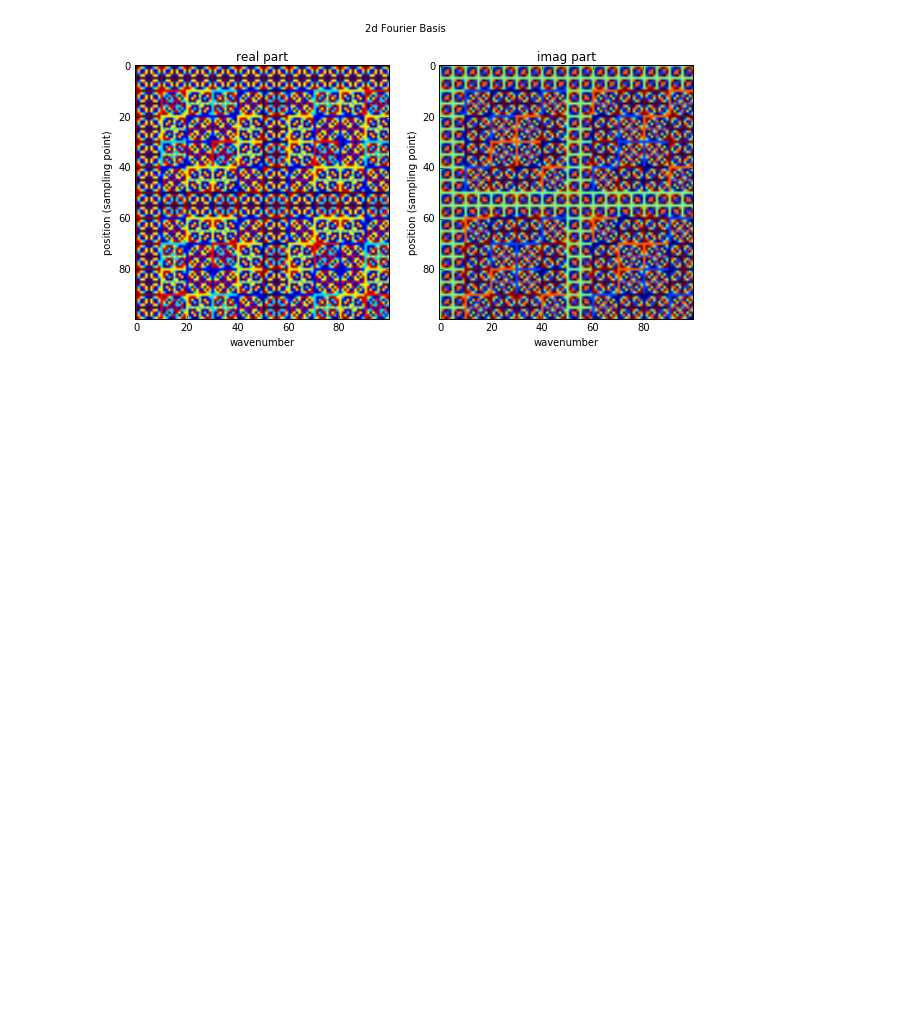
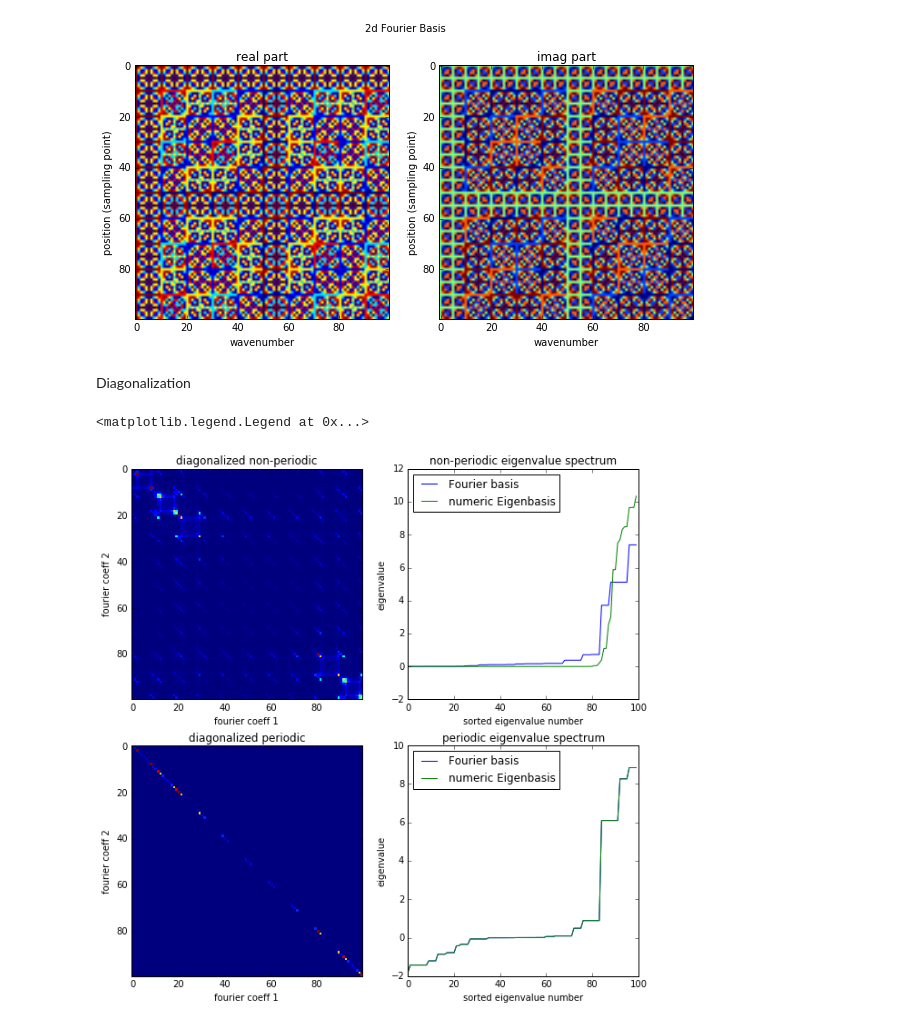
Before and after one commit to MMesch/toeplitz_spectrum, a Jupyter notebook: toeplitz_spectrum.ipynb, the cells around one changed output. Cells and saved outputs as stored; diff of their text form; code cells hidden in the pictures; blank space fills up the shorter version.

```diff
--- a/toeplitz_spectrum.ipynb
+++ b/toeplitz_spectrum.ipynb
@@ -233,17 +231,47 @@ def get_2dfourier_basis(nx, ny):
     basis = basisx[:, None, :, None] * basisy[None, :, None, :]
     return basis.reshape(nx * ny, nx * ny)
 
-fbasis = get_2dfourier_basis(nx, ny)
+fbasis2d = get_2dfourier_basis(nx, ny)
 
 # plot cosine (real part) and sine (imaginary part) of the Fourier Basis
 fig, (col1, col2) = plt.subplots(1, 2, figsize=(10, 5))
 fig.suptitle('2d Fourier Basis')
-col1.imshow(fbasis.real)
+col1.imshow(fbasis2d.real)
 col1.set(title='real part', xlabel='wavenumber', ylabel='position (sampling point)')
-col2.imshow(fbasis.imag)
+col2.imshow(fbasis2d.imag)
 col2.set(title='imag part', xlabel='wavenumber', ylabel='position (sampling point)')
 # %% [output]
 [<matplotlib.text.Text at 0x...>,
  <matplotlib.text.Text at 0x...>,
  <matplotlib.text.Text at 0x...>]
 [figure]
+# %% [markdown]
+Diagonalization
+# %%
+# diagonalize covariance matrices and extract the sorted diagonal entries
+diagonalized2d = fbasis2d.dot(covariance2d).dot(fbasis2d.conjugate().T)
+diagonalized_circ2d = fbasis2d.dot(covariance_circ2d).dot(fbasis2d.conjugate().T)
+
+evals_ana2d = np.sort(np.real(np.diag(diagonalized2d)))
+evals_ana_circ2d = np.sort(np.real(np.diag(diagonalized_circ2d)))
+
+fig, axes = plt.subplots(2, 2, figsize=(10,10))
+
+# plot non-periodic diagonalized matrix and eigenvalue spectra
+axes[0, 0].imshow(np.abs(diagonalized2d), interpolation='nearest')
+axes[0, 0].set(title='diagonalized non-periodic', xlabel='fourier coeff 1', ylabel='fourier coeff 2')
+axes[0, 1].plot(evals_ana2d, label='Fourier basis')
+axes[0, 1].plot(evals2d, label='numeric Eigenbasis')
+axes[0, 1].set(title='non-periodic eigenvalue spectrum', xlabel='sorted eigenvalue number', ylabel='eigenvalue')
+axes[0, 1].legend(loc=2)
+
+# plot periodic diagonalized matrix and eigenvalue spectra
+axes[1, 0].imshow(np.abs(diagonalized_circ2d), interpolation='nearest')
+axes[1, 0].set(title='diagonalized periodic', xlabel='fourier coeff 1', ylabel='fourier coeff 2')
+axes[1, 1].plot(evals_ana_circ2d, label='Fourier basis')
+axes[1, 1].plot(evals_circ2d, label='numeric Eigenbasis')
+axes[1, 1].set(title='periodic eigenvalue spectrum', xlabel='sorted eigenvalue number', ylabel='eigenvalue')
+axes[1, 1].legend(loc=2)
+# %% [output]
+<matplotlib.legend.Legend at 0x...>
+[figure, added]
```
Also changed, not shown: parts of 2 cells of this notebook.
